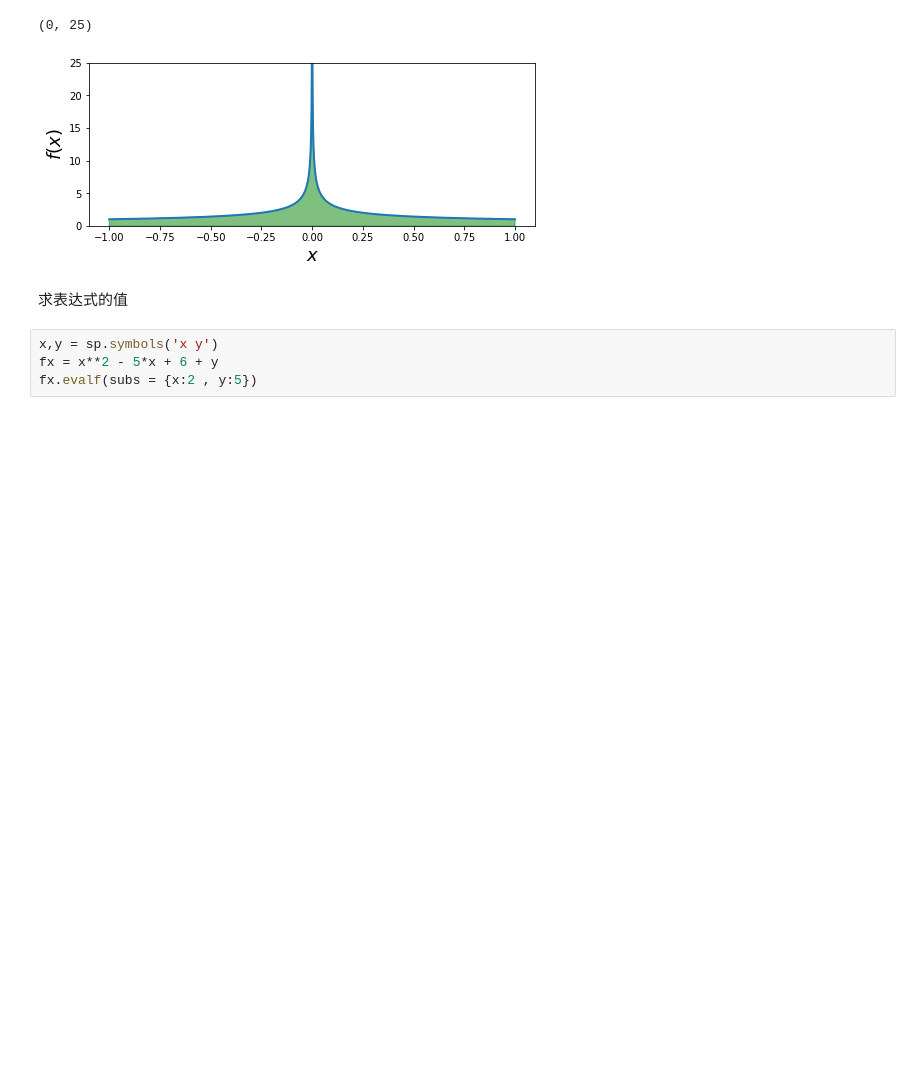
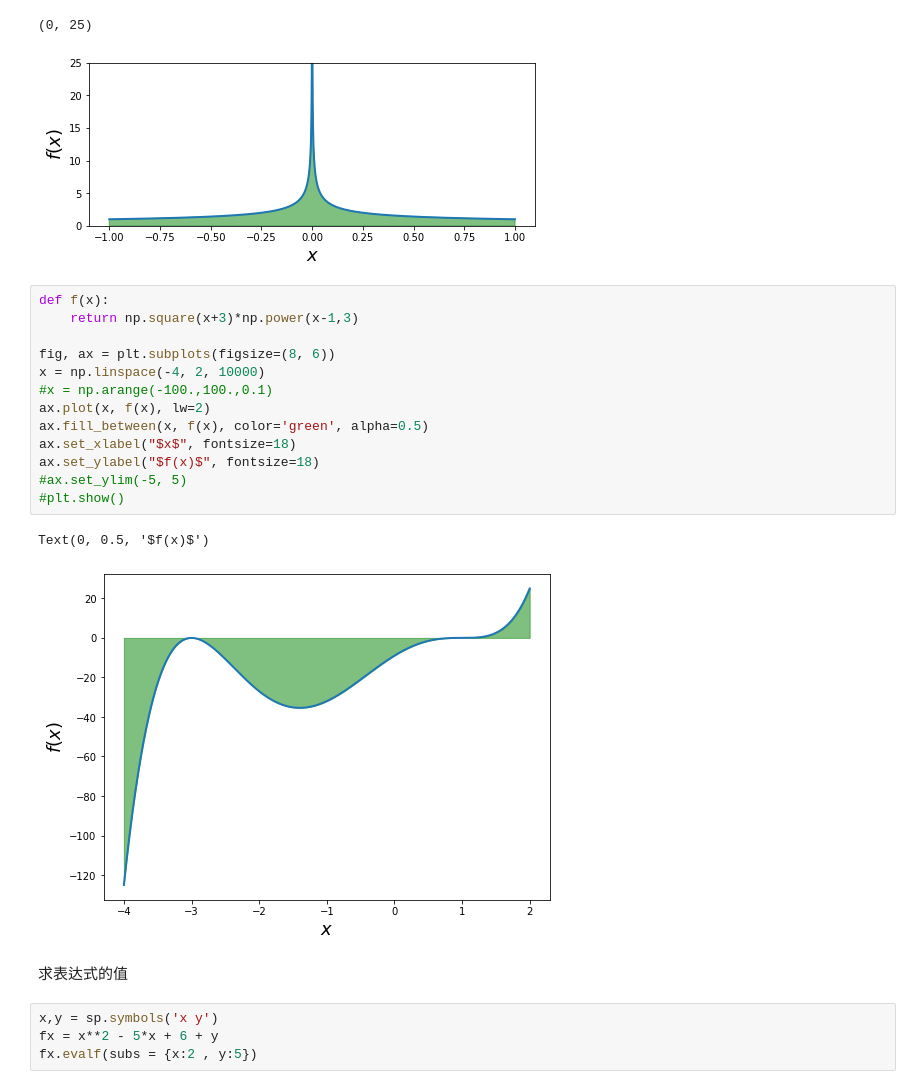
Before and after one commit to jayaston/mypyworks, a Jupyter notebook: 科学计算.ipynb, the cells around one changed output. Cells and saved outputs as stored; diff of their text form; blank space fills up the shorter version.

```diff
--- a/科学计算.ipynb
+++ b/科学计算.ipynb
@@ -23,6 +23,22 @@ ax.set_ylim(0, 25)
 3.999999999999999
 (0, 25)
 [figure]
+# %%
+def f(x):
+    return np.square(x+3)*np.power(x-1,3)
+
+fig, ax = plt.subplots(figsize=(8, 6))
+x = np.linspace(-4, 2, 10000)
+#x = np.arange(-100.,100.,0.1)
+ax.plot(x, f(x), lw=2)
+ax.fill_between(x, f(x), color='green', alpha=0.5)
+ax.set_xlabel("$x$", fontsize=18)
+ax.set_ylabel("$f(x)$", fontsize=18)
+#ax.set_ylim(-5, 5)
+#plt.show()
+# %% [output]
+Text(0, 0.5, '$f(x)$')
+[figure, added]
 # %% [markdown]
 求表达式的值
 # %%
```
Also changed, not shown: parts of 3 cells of this notebook, 2 other files.
